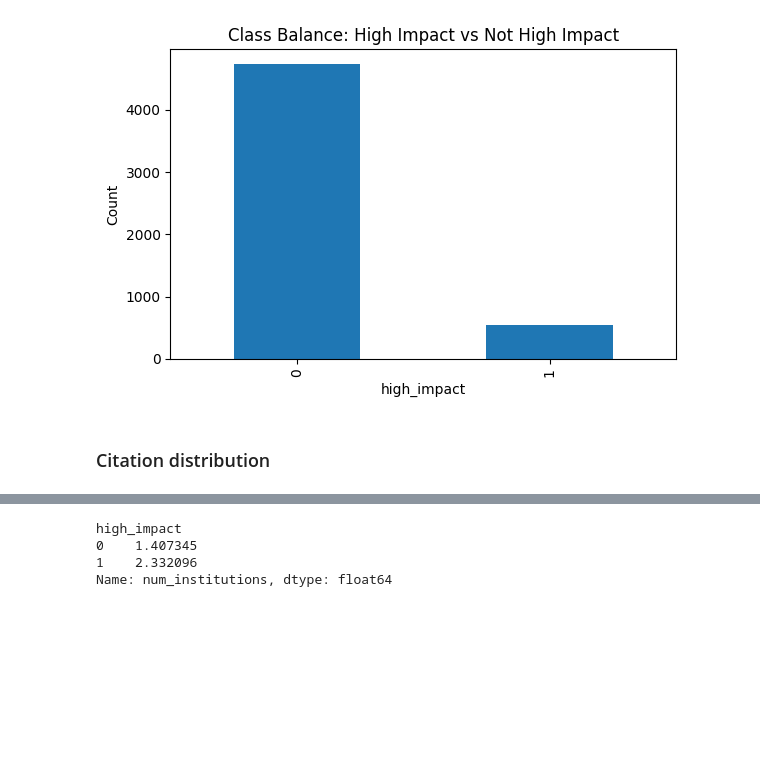
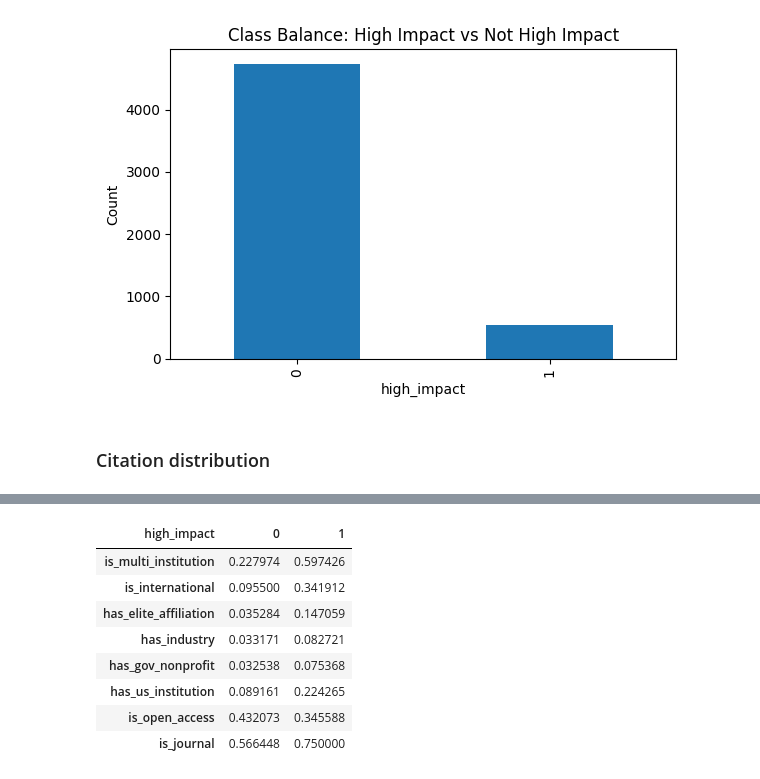
Before and after one commit to nidhijadhav/citation-impact-project, a Jupyter notebook: notebooks/00_eda.ipynb, the cells around one changed output, grey strips where cells are left out. Saved outputs shown, nothing was run; the diff lists cells and outputs as text; code cells hidden in the pictures; blank space fills up the shorter version.

```diff
--- a/notebooks/00_eda.ipynb
+++ b/notebooks/00_eda.ipynb
@@ -139,8 +158,24 @@ Name: high_impact, dtype: float64
 # %%
-df.groupby("high_impact")["num_authors"].mean()
-df.groupby("high_impact")["num_institutions"].mean()
+binary_features = [
+    "is_multi_institution",
+    "is_international",
+    "has_elite_affiliation",
+    "has_industry",
+    "has_gov_nonprofit",
+    "has_us_institution",
+    "is_open_access",
+    "is_journal",
+]
+
+binary_summary = df.groupby("high_impact")[binary_features].mean().T
+binary_summary
 # %% [output]
-high_impact
-0    1.407345
-1    2.332096
-Name: num_institutions, dtype: float64
+| high_impact | 0 | 1 |
+| is_multi_institution | 0.227974 | 0.597426 |
+| is_international | 0.095500 | 0.341912 |
+| has_elite_affiliation | 0.035284 | 0.147059 |
+| has_industry | 0.033171 | 0.082721 |
+| has_gov_nonprofit | 0.032538 | 0.075368 |
+| has_us_institution | 0.089161 | 0.224265 |
+| is_open_access | 0.432073 | 0.345588 |
+| is_journal | 0.566448 | 0.750000 |
```
Also changed, not shown: parts of 18 cells of this notebook, 23 other files.
